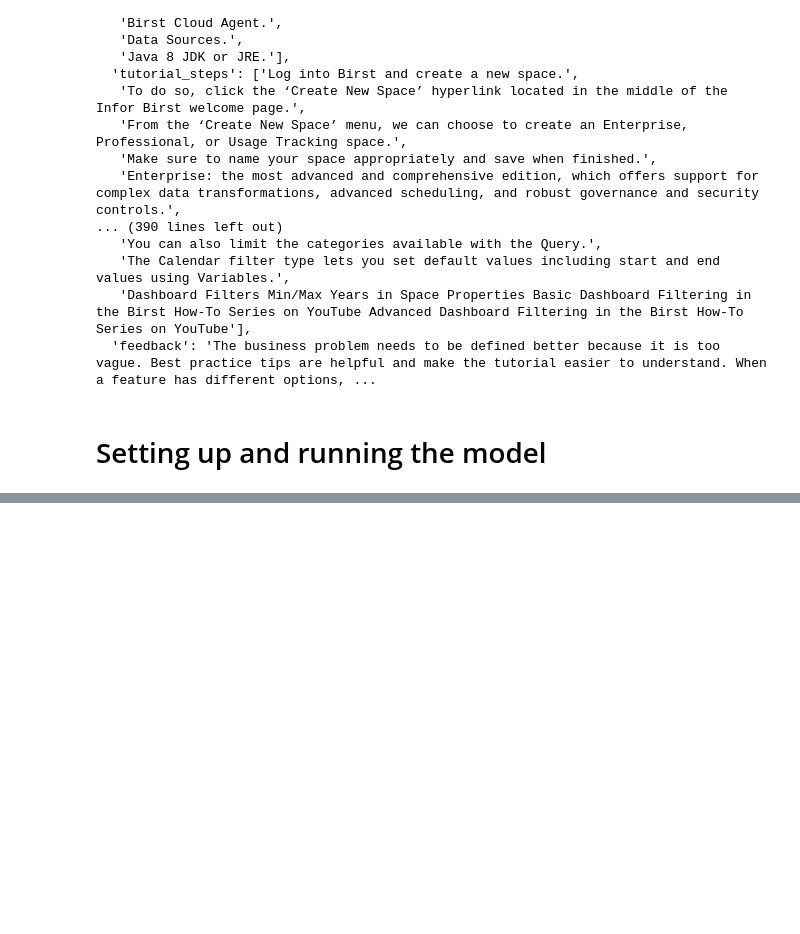
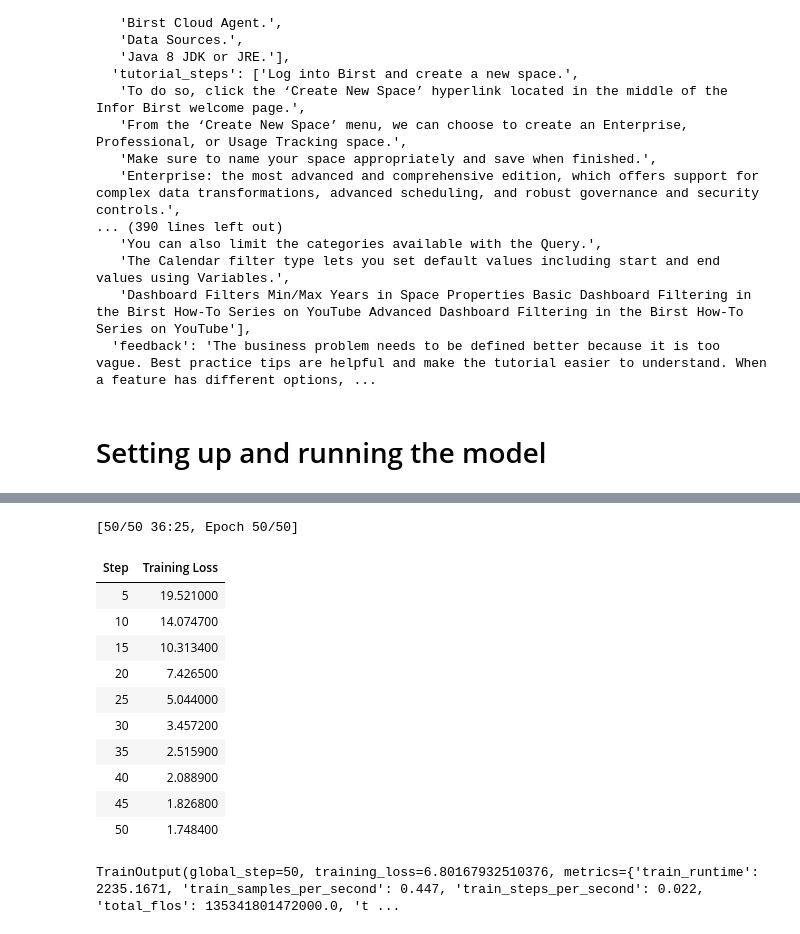
Before and after one commit to mhan1024/InDevA, a Jupyter notebook: InDevA.ipynb, the cells around one changed output, grey strips where cells are left out. Saved outputs shown, nothing was run; the diff lists cells and outputs as text; code cells hidden in the pictures; blank space fills up the shorter version.

```diff
--- a/InDevA.ipynb
+++ b/InDevA.ipynb
@@ -486,0 +719,51 @@ Special tokens have been added in the vocabulary, make sure the associated word
+# %%
+OUT_DIR='results_t5small'
+# model_checkpoint = "t5-small"
+# model2 = T5ForConditionalGeneration.from_pretrained(model_checkpoint)
+# tokenizer2 = T5Tokenizer.from_pretrained(model_checkpoint, legacy=False)
+
+metric = load("rouge")
+
+# 90% for training data and 10% for validation
+train_data, validation_data = train_test_split(training_data, test_size=0.1)
+
+dataset_dict = DatasetDict({
+    'train': Dataset.from_list(train_data),
+    'validation': Dataset.from_list(validation_data),
+})
+
+tokenized_data = dataset_dict.map(preprocess_function, batched=True)
+
+training_args = TrainingArguments(
+    output_dir=OUT_DIR,
+    per_device_train_batch_size=32,
+    num_train_epochs=50,
+    logging_dir=OUT_DIR,
+    logging_steps=5,
+    save_steps=10_000,
+    save_total_limit=3
+)
+
+
+trainer = Trainer(
+    model=model,
+    args=training_args,
+    train_dataset=tokenized_data['train'],
+    eval_dataset=tokenized_data['validation']
+)
+
+trainer.train()
+# %% [output]
+[50/50 36:25, Epoch 50/50]
+| Step | Training Loss |
+| 5 | 19.521000 |
+| 10 | 14.074700 |
+| 15 | 10.313400 |
+| 20 | 7.426500 |
+| 25 | 5.044000 |
+| 30 | 3.457200 |
+| 35 | 2.515900 |
+| 40 | 2.088900 |
+| 45 | 1.826800 |
+| 50 | 1.748400 |
+TrainOutput(global_step=50, training_loss=6.80167932510376, metrics={'train_runtime': 2235.1671, 'train_samples_per_second': 0.447, 'train_steps_per_second': 0.022, 'total_flos': 135341801472000.0, 't ...
```
Also changed, not shown: parts of 22 cells of this notebook.
